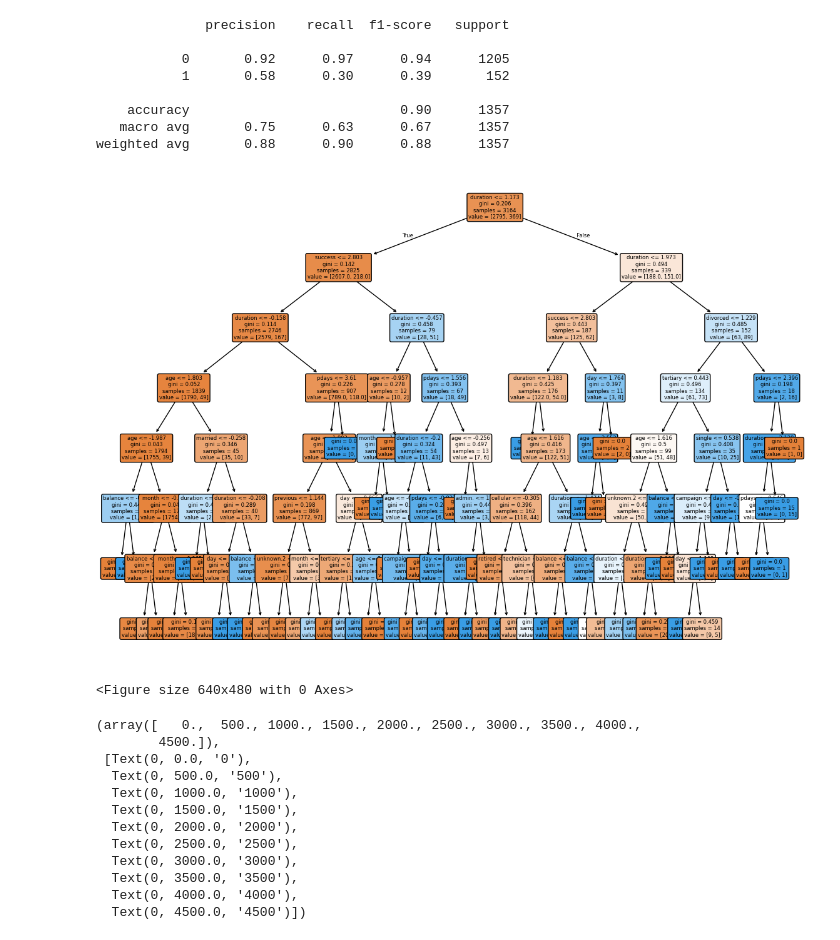
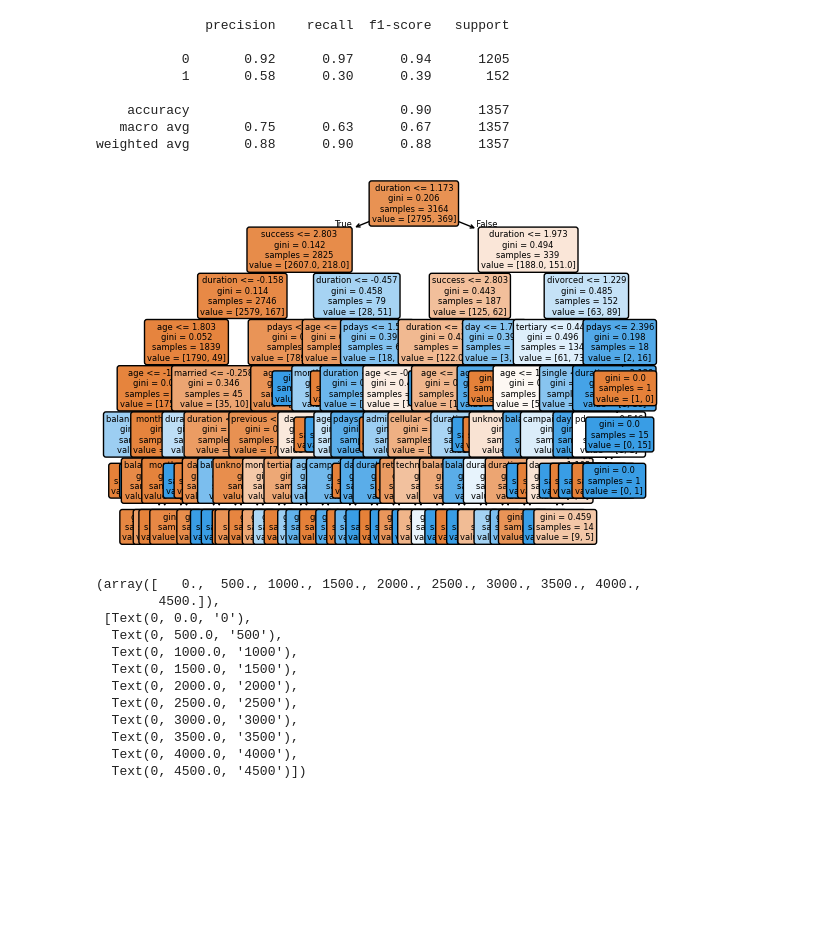
Before and after one commit to tsdandekar24/final_project, a Jupyter notebook: ml_and_visuals.ipynb, the cells around one changed output. Saved outputs shown, nothing was run; the diff lists cells and outputs as text; code cells hidden in the pictures; blank space fills up the shorter version.

```diff
--- a/ml_and_visuals.ipynb
+++ b/ml_and_visuals.ipynb
@@ -135,19 +135,17 @@ weighted avg       0.88      0.90      0.88      1357
 # %%
 from sklearn import tree
 import matplotlib.pyplot as plt
 
 model = tree.DecisionTreeClassifier(max_depth = 7, random_state = 42)
 model = model.fit(X_train, y_train)
 
 
-plt.figure(figsize=(14, 10))
 tree.plot_tree(model, feature_names = list(X.columns), filled = True, fontsize = 6, rounded = True)
 
 plt.show()
-plt.savefig("tree.svg")
+# plt.savefig("tree.svg")
 # %% [output]
-[figure, old version]
+[figure, new version]
-<Figure size 640x480 with 0 Axes>
 # %%
 outcome_count = bank_df_full["y"].value_counts()
 outcome_count.plot(kind="bar")
```
Also changed, not shown: parts of 2 cells of this notebook.
